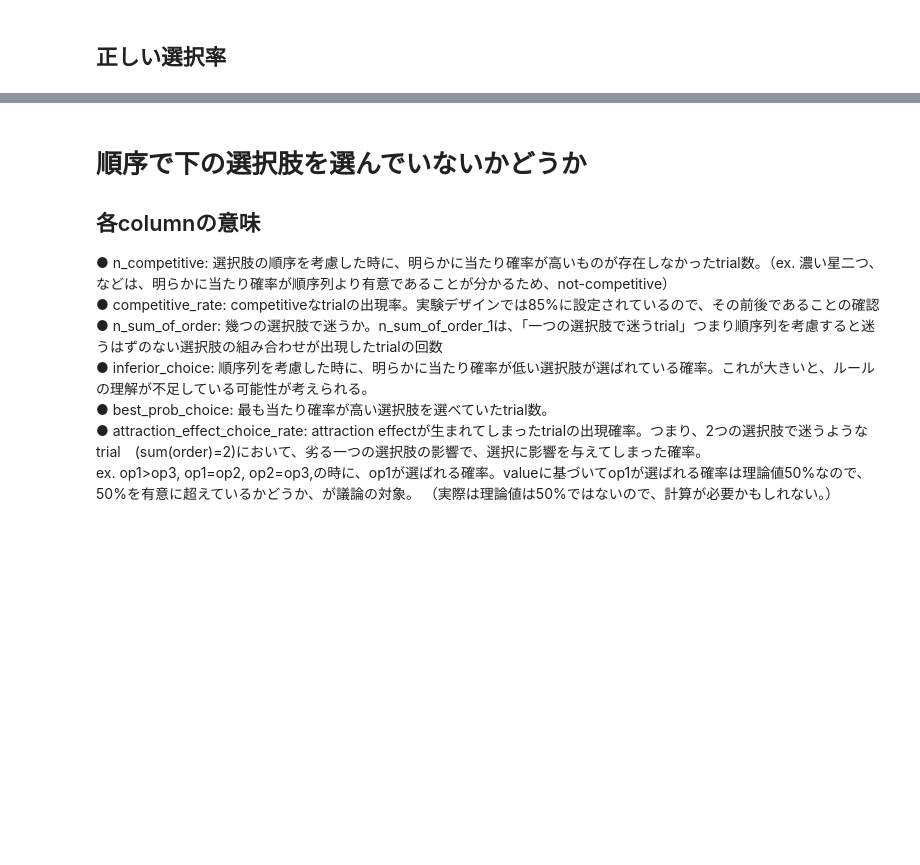
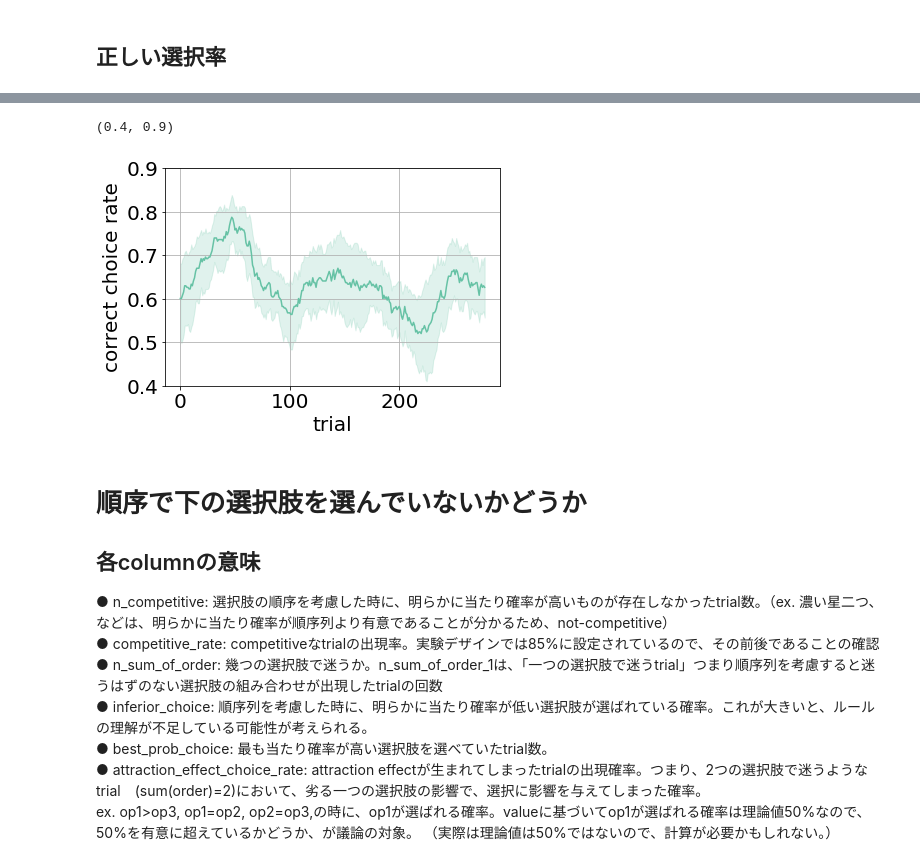
Before and after one commit to crests/multidimensional_learning, a Jupyter notebook: modelTesting/init_anal.ipynb, the cells around one changed output, grey strips where cells are left out. Drawn from its saved outputs; the diff is of its cells as text; code cells hidden in the pictures; blank space fills up the shorter version.

```diff
--- a/modelTesting/init_anal.ipynb
+++ b/modelTesting/init_anal.ipynb
@@ -112,3 +125,12 @@ plt.grid()
+# %%
+plt.figure()
+df.describe()
+sns.lineplot(x="trial", y="correct choice rate",data=df)
+plt.grid()
+plt.ylim([.4,.9])
+# %% [output]
+(0.4, 0.9)
+[figure, added]
 # %% [markdown]
 # 順序で下の選択肢を選んでいないかどうか
 
```
Also changed, not shown: parts of 9 cells of this notebook, 14 other files.
